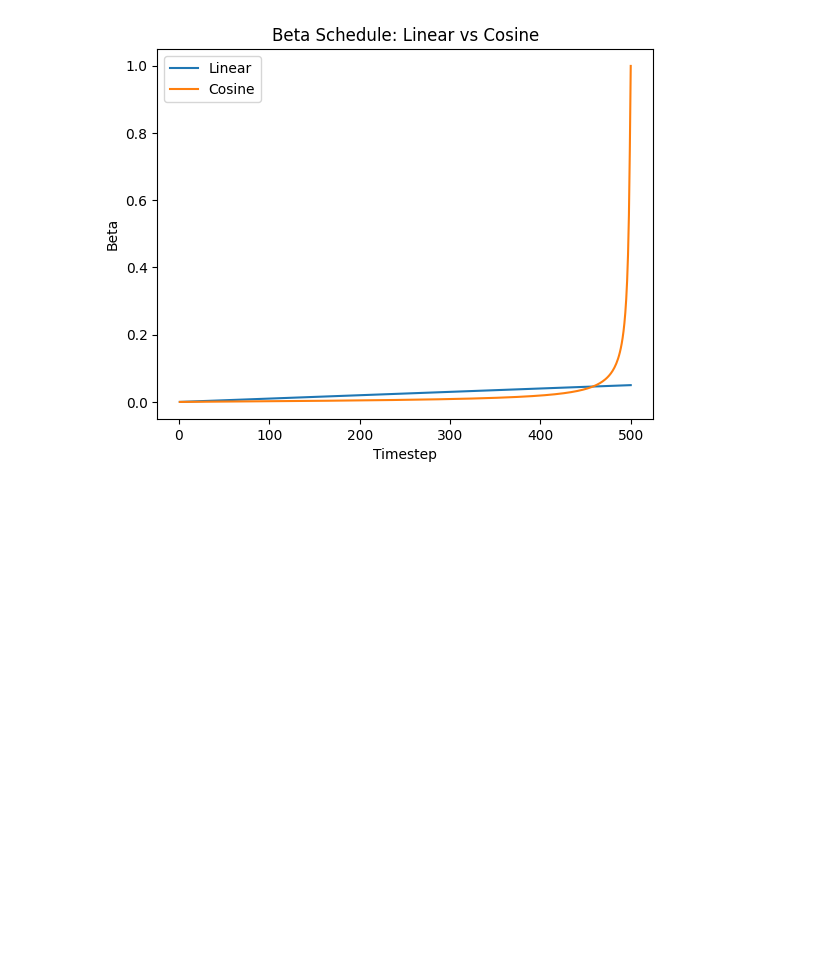
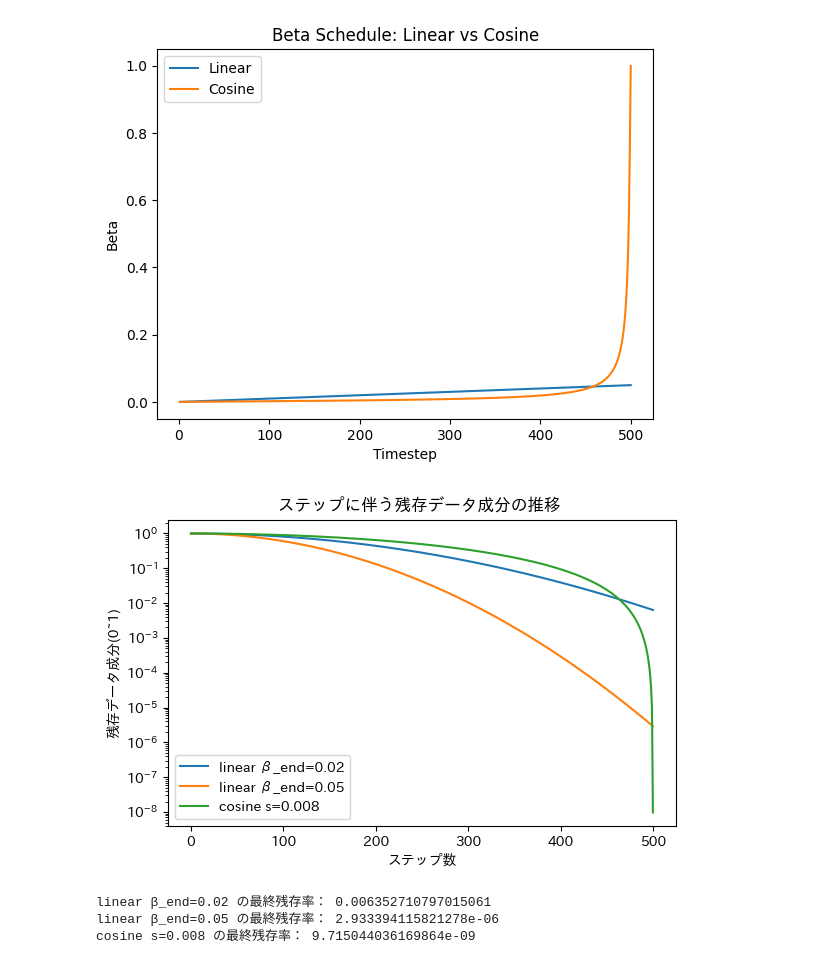
Before and after one commit to Yujin109/airfoil-completion, a Jupyter notebook: notebooks/999_noise-scheduling.ipynb, the cells around one changed output. Cells and saved outputs as stored; diff of their text form; code cells hidden in the pictures; blank space fills up the shorter version.

```diff
--- a/notebooks/999_noise-scheduling.ipynb
+++ b/notebooks/999_noise-scheduling.ipynb
@@ -201,3 +201,62 @@ plt.legend(["Linear", "Cosine"])
 plt.show()
 # %% [output]
 [figure]
+# %%
+import math
+import numpy as np
+import matplotlib.pyplot as plt
+import japanize_matplotlib
+
+
+def linear_alpha_bars(T, beta_start, beta_end):
+    # リニアスケジュールでβ_tを生成し、α_t=1-β_t の累積積を返す
+    betas = np.linspace(beta_start, beta_end, T)
+    alphas = 1.0 - betas
+    return np.cumprod(alphas)
+
+
+def cosine_alpha_bars(T, s=0.008):
+    # Cosineスケジュールのᾱ_tからβ_tを計算し、α_t=1-β_t の累積積を返す
+    steps = T + 1
+    t = np.linspace(0, T, steps)
+    alphas_cumprod = np.cos(((t / T + s) / (1 + s)) * math.pi / 2) ** 2
+    alphas_cumprod /= alphas_cumprod[0]
+    betas = 1.0 - alphas_cumprod[1:] / alphas_cumprod[:-1]
+    betas = np.clip(betas, None, 0.999)
+    alphas = 1.0 - betas
+    return np.cumprod(alphas)
+
+
+# --- メイン ---
+T = 500
+ab1 = linear_alpha_bars(T, beta_start=1e-4, beta_end=2e-2)
+ab2 = linear_alpha_bars(T, beta_start=1e-4, beta_end=5e-2)
+ab3 = cosine_alpha_bars(T, s=0.008)
+
+# ステップ0〜500
+x = np.arange(0, T + 1)
+y1 = np.concatenate(([1.0], ab1))
+y2 = np.concatenate(([1.0], ab2))
+y3 = np.concatenate(([1.0], ab3))
+
+# プロット（対数スケール）
+plt.figure(figsize=(6,4))
+plt.semilogy(x, y1, label="linear β_end=0.02")
+plt.semilogy(x, y2, label="linear β_end=0.05")
+plt.semilogy(x, y3, label="cosine s=0.008")
+plt.xlabel("ステップ数")
+plt.ylabel("残存データ成分(0~1)")
+plt.legend()
+plt.title("ステップに伴う残存データ成分の推移 ")
+plt.tight_layout()
+plt.show()
+
+# 最終ステップ(500)での残存値を表示
+print("linear β_end=0.02 の最終残存率：", y1[-1])
+print("linear β_end=0.05 の最終残存率：", y2[-1])
+print("cosine s=0.008 の最終残存率：", y3[-1])
+# %% [output]
+[figure, added]
+linear β_end=0.02 の最終残存率： 0.006352710797015061
+linear β_end=0.05 の最終残存率： 2.933394115821278e-06
+cosine s=0.008 の最終残存率： 9.715044036169864e-09
```
Also changed, not shown: parts of 1 cell of this notebook, 21 other files.
